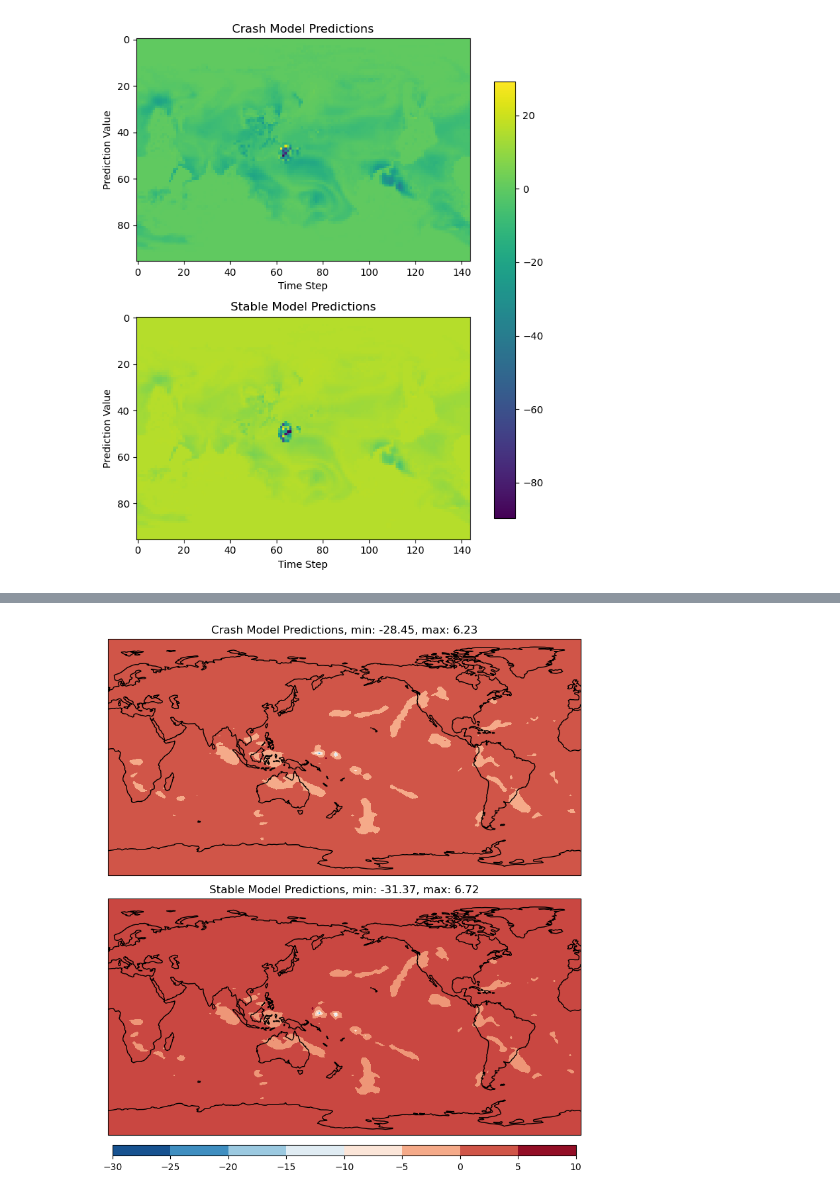
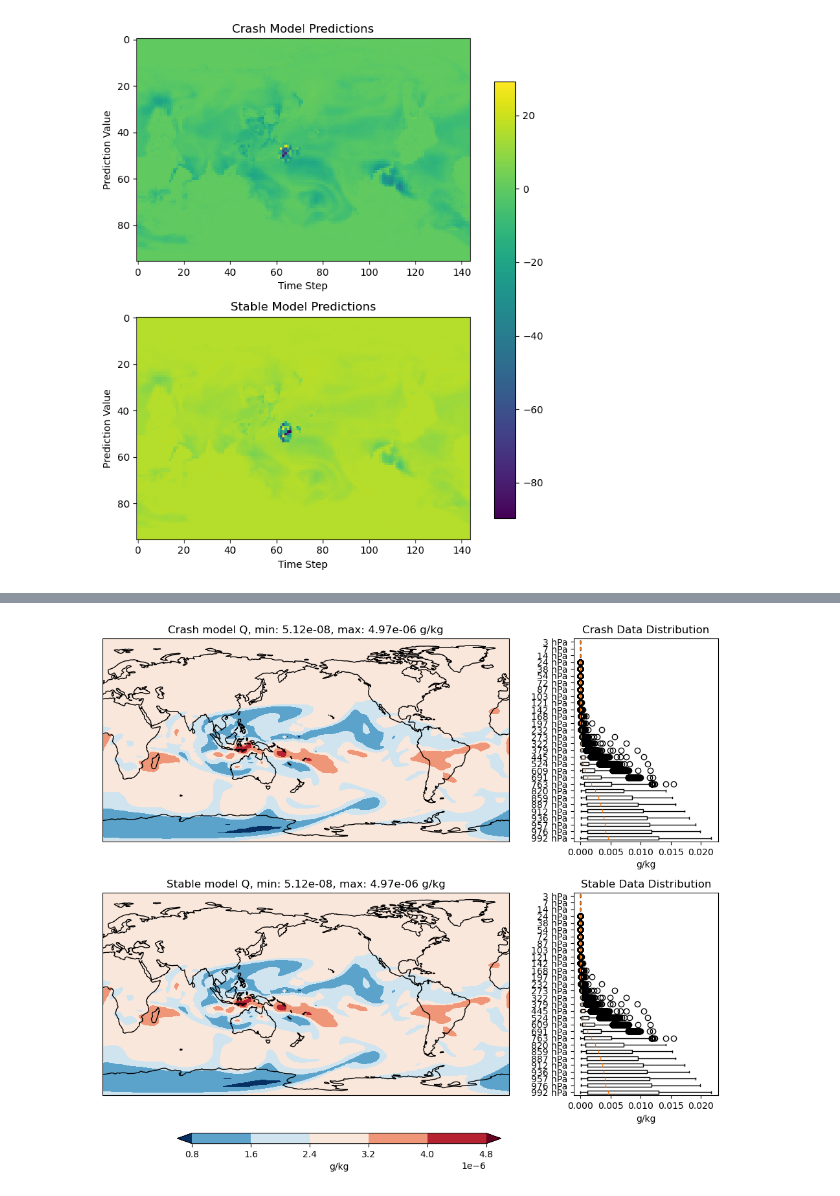
Before and after one commit to chenj209/clima_analysis, a Jupyter notebook: new_analysis/compare_crash.ipynb, the cells around one changed output, grey strips where cells are left out. Saved outputs shown, nothing was run; the diff lists cells and outputs as text; code cells hidden in the pictures.

```diff
--- a/new_analysis/compare_crash.ipynb
+++ b/new_analysis/compare_crash.ipynb
@@ -11,0 +7,7 @@ print(mappings.shape)
+# %%
+mappings = np.load("python_mappings.npy")
+print(mappings.shape)
+data_means = np.load("/Users/jianda/Projects/nncam_training/consts/all_means.npz")
+data_stds = np.load("/Users/jianda/Projects/nncam_training/consts/all_stds.npz")
+print(data_means["QL"])
+print(data_stds["QL"])
@@ -89,46 +95,83 @@ torch.Size([13824, 30])
 torch.Size([13824, 30])
 [figure]
 # %%
-level = 27
-x_input = np.load("/Volumes/data_backup/experience_replay_data/online_data/noreplay_std/coupled_53.npz")['x']
-x_input = reorder3(x_input)
+level = 8
+step = 38
+crash_input = np.load(f"/Volumes/data_backup/experience_replay_data/online_data/noreplay_std/coupled_{step}.npz")['x']
+stable_input = np.load(f"/Volumes/data_backup/experience_replay_data/online_data/noreplay_std_switch/coupled_{step}.npz")['x']
+crash_input = reorder3(crash_input)[:,:30]
+stable_input = reorder3(stable_input)[:,:30]
+
+crash_input = crash_input * data_stds["QL"] + data_means["QL"]
+stable_input = stable_input * data_stds["QL"] + data_means["QL"]
+
 print(x_input.shape)
 
-crash_pred = crash_model(torch.from_numpy(x_input[:,60:]).float())
-print(crash_pred.shape)
-stable_pred = stable_model(torch.from_numpy(x_input[:,60:]).float())
-print(stable_pred.shape)
+crash_data = crash_input[:,level].reshape(96,144)
+stable_data = stable_input[:,level].reshape(96,144)
 
-# Create figure with two subplots using cartopy projections
+# Create figure with subplots using cartopy projections
 fig = plt.figure(figsize=(10, 8))
+
+# Create a gridspec to handle the layout
+gs = fig.add_gridspec(2, 2, width_ratios=[3, 1], height_ratios=[1, 1])
+
+# Create the map projections
 proj = ccrs.PlateCarree(central_longitude=180)
 
-ax1 = fig.add_subplot(2, 1, 1, projection=proj)
-ax2 = fig.add_subplot(2, 1, 2, projection=proj)
+ax1 = fig.add_subplot(gs[0, 0], projection=proj)
+ax1_box = fig.add_subplot(gs[0, 1])
+ax2 = fig.add_subplot(gs[1, 0], projection=proj)
+ax2_box = fig.add_subplot(gs[1, 1])
+
 # Add map features
 for ax in [ax1, ax2]:
     ax.coastlines()
     ax.add_feature(cfeature.LAND, color='lightgray')
-    # ax.gridlines()
 
 # Create lat/lon arrays for plotting
 lats = np.linspace(-90, 90, 96)
 lons = np.linspace(0, 360, 144)
 lon, lat = np.meshgrid(lons, lats)
 
+# Get min/max values across both datasets
+vmin = min(crash_data.min(), stable_data.min())
+vmax = max(crash_data.max(), stable_data.max())
+
 # Plot crash predictions
-crash_data = crash_pred.detach().numpy()[:,15].reshape(96,144)
-im1 = ax1.contourf(lon, lat, crash_data, transform=ccrs.PlateCarree(), cmap='RdBu_r')
-ax1.set_title(f'Crash Model Predictions, min: {crash_data.min():.2f}, max: {crash_data.max():.2f}')
+im1 = ax1.contourf(lon, lat, crash_data, transform=ccrs.PlateCarree(), cmap='RdBu_r', vmin=vmin, vmax=vmax, extend='both')
+ax1.set_title(f'Crash model Q, min: {crash_data.min():.2e}, max: {crash_data.max():.2e} g/kg')
 
 # Plot stable predictions
-stable_data = stable_pred.detach().numpy()[:,15].reshape(96,144)
-im2 = ax2.contourf(lon, lat, stable_data, transform=ccrs.PlateCarree(), cmap='RdBu_r')
-ax2.set_title(f'Stable Model Predictions, min: {stable_data.min():.2f}, max: {stable_data.max():.2f}')
+im2 = ax2.contourf(lon, lat, stable_data, transform=ccrs.PlateCarree(), cmap='RdBu_r', vmin=vmin, vmax=vmax, extend='both')
+ax2.set_title(f'Stable model Q, min: {stable_data.min():.2e}, max: {stable_data.max():.2e} g/kg')
+
+# Define pressure levels
+levs = np.array([
+    3.64346569,   7.59481965,  14.35663225,  24.61222,     38.26829977,
+    54.59547974,  72.01245055,  87.82123029, 103.31712663, 121.54724076,
+    142.99403876, 168.22507977, 197.9080867,  232.82861896, 273.91081676,
+    322.24190235, 379.10090387, 445.9925741,  524.68717471, 609.77869481,
+    691.38943031, 763.40448111, 820.85836865, 859.53476653, 887.02024892,
+    912.64454694, 936.19839847, 957.48547954, 976.32540739, 992.55609512]).astype(int)
+
+# Add box plots with pressure levels
+ax1_box.boxplot([crash_input[:,i].flatten() for i in range(29,-1,-1)], vert=False)
+ax1_box.set_title('Crash Data Distribution')
+ax1_box.set_yticks([i+1 for i in range(30)])
+ax1_box.set_yticklabels([f'{levs[29-i]} hPa' for i in range(30)])
+ax1_box.set_xlabel('g/kg')
+
+ax2_box.boxplot([stable_input[:,i].flatten() for i in range(29,-1,-1)], vert=False)
+ax2_box.set_title('Stable Data Distribution')
+ax2_box.set_yticks([i+1 for i in range(30)])
+ax2_box.set_yticklabels([f'{levs[29-i]} hPa' for i in range(30)])
+ax2_box.set_xlabel('g/kg')
 
 # Add colorbar at the bottom
-cbar_ax = fig.add_axes([0.15, -0.02, 0.7, 0.02])
-fig.colorbar(im1, cax=cbar_ax, orientation='horizontal')
+cbar_ax = fig.add_axes([0.15, -0.02, 0.5, 0.02])
+cbar = fig.colorbar(im1, cax=cbar_ax, orientation='horizontal', extend='both')
+cbar.set_label('g/kg')
 
 plt.tight_layout()
 plt.show()
@@ -139 +180 @@ torch.Size([13824, 30])
-[figure, old version]
+[figure, new version]
```
Also changed, not shown: parts of 5 cells of this notebook.
